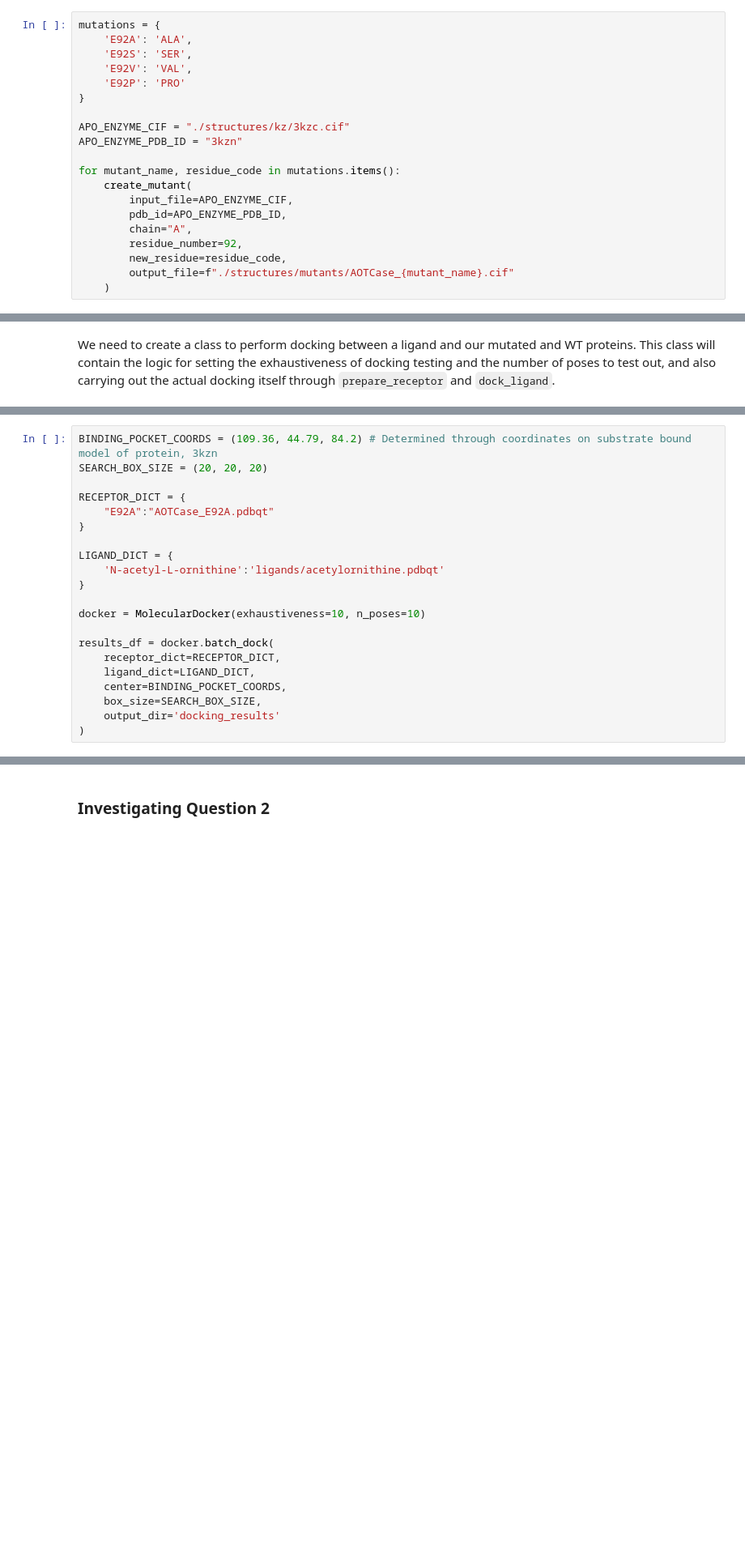
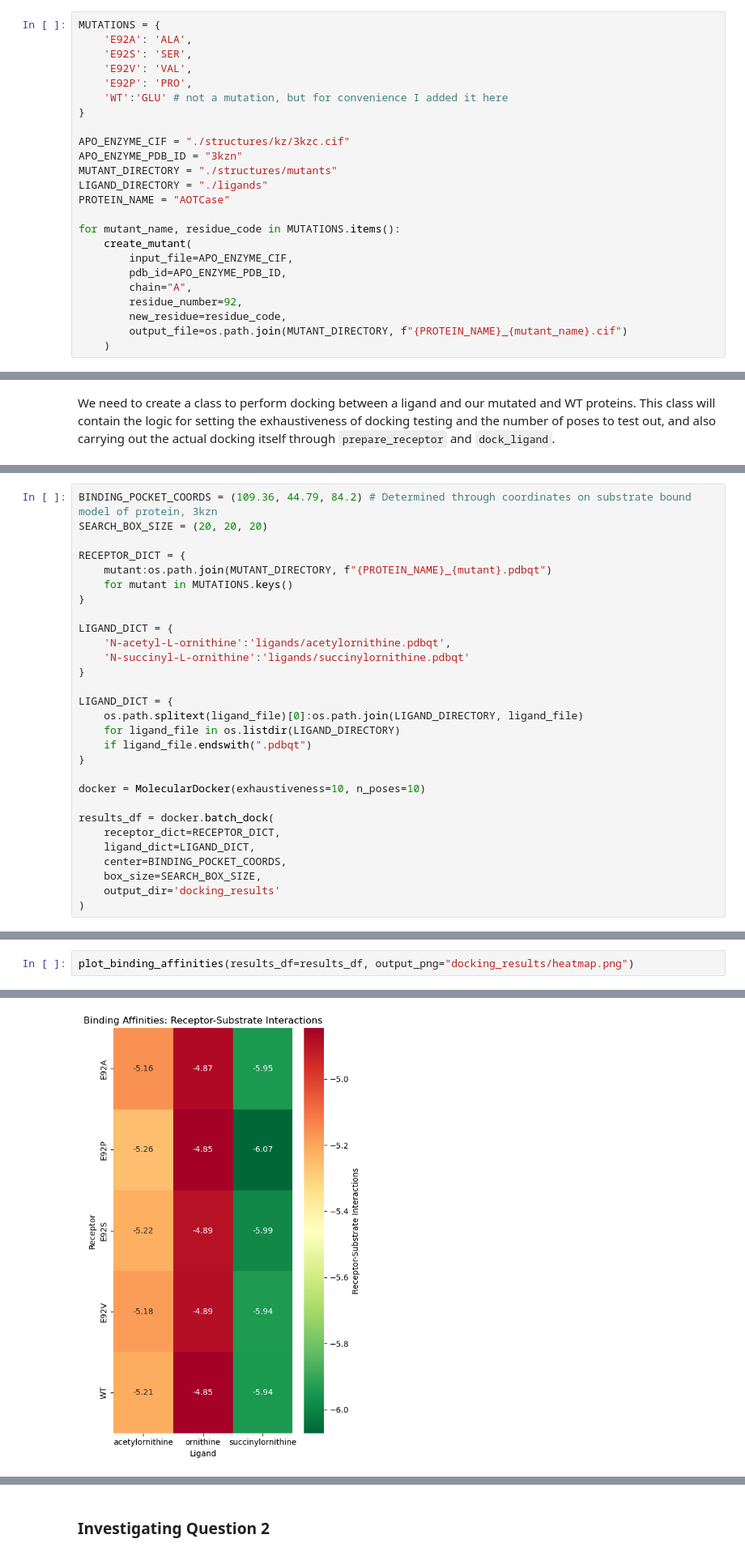
Before and after one commit to david-zhao-0/ProteinComputationalModeling, a Jupyter notebook: 2_functional_exploration_20251208.ipynb, the cells around one changed output, grey strips where cells are left out. Shown: that part at 81% size. Drawn from its saved outputs; the diff is of its cells as text; blank space fills up the shorter version.

```diff
--- a/2_functional_exploration_20251208.ipynb
+++ b/2_functional_exploration_20251208.ipynb
@@ -225,22 +233,26 @@ def create_mutant(input_file, pdb_id, chain, residue_number, new_residue, output
 # %%
-mutations = {
+MUTATIONS = {
     'E92A': 'ALA',
     'E92S': 'SER',
     'E92V': 'VAL',
-    'E92P': 'PRO'
+    'E92P': 'PRO',
+    'WT':'GLU' # not a mutation, but for convenience I added it here
 }
 
 APO_ENZYME_CIF = "./structures/kz/3kzc.cif"
 APO_ENZYME_PDB_ID = "3kzn"
+MUTANT_DIRECTORY = "./structures/mutants"
+LIGAND_DIRECTORY = "./ligands"
+PROTEIN_NAME = "AOTCase"
 
-for mutant_name, residue_code in mutations.items():
+for mutant_name, residue_code in MUTATIONS.items():
     create_mutant(
         input_file=APO_ENZYME_CIF,
         pdb_id=APO_ENZYME_PDB_ID,
         chain="A",
         residue_number=92,
         new_residue=residue_code,
-        output_file=f"./structures/mutants/AOTCase_{mutant_name}.cif"
+        output_file=os.path.join(MUTANT_DIRECTORY, f"{PROTEIN_NAME}_{mutant_name}.cif")
     )
 # %% [output]
 Selected!
@@ -441,11 +481,19 @@ BINDING_POCKET_COORDS = (109.36, 44.79, 84.2) # Determined through coordinates o
 SEARCH_BOX_SIZE = (20, 20, 20)
 
 RECEPTOR_DICT = {
-    "E92A":"AOTCase_E92A.pdbqt"
+    mutant:os.path.join(MUTANT_DIRECTORY, f"{PROTEIN_NAME}_{mutant}.pdbqt")
+    for mutant in MUTATIONS.keys()
 }
 
 LIGAND_DICT = {
-    'N-acetyl-L-ornithine':'ligands/acetylornithine.pdbqt'
+    'N-acetyl-L-ornithine':'ligands/acetylornithine.pdbqt',
+    'N-succinyl-L-ornithine':'ligands/succinylornithine.pdbqt'
+}
+
+LIGAND_DICT = {
+    os.path.splitext(ligand_file)[0]:os.path.join(LIGAND_DIRECTORY, ligand_file)
+    for ligand_file in os.listdir(LIGAND_DIRECTORY)
+    if ligand_file.endswith(".pdbqt")
 }
 
 docker = MolecularDocker(exhaustiveness=10, n_poses=10)
@@ -483,0 +671,3 @@ mode |   affinity | dist from best mode
+# %%
+plot_binding_affinities(results_df=results_df, output_png="docking_results/heatmap.png")
+# %% [output]
@@ -483,0 +675 @@ mode |   affinity | dist from best mode
+[figure, added]
```
Also changed, not shown: parts of 24 cells of this notebook, 10 other files.
